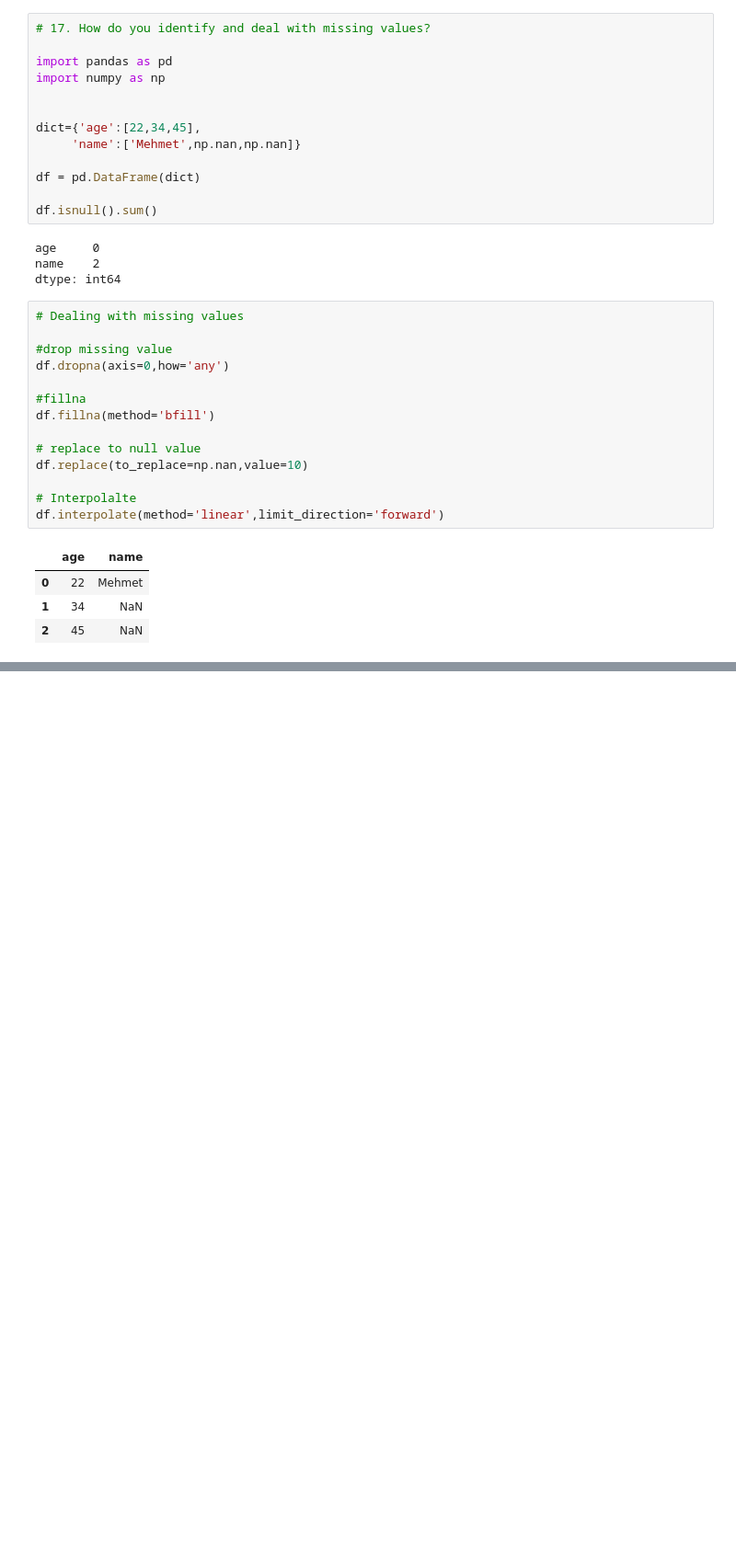
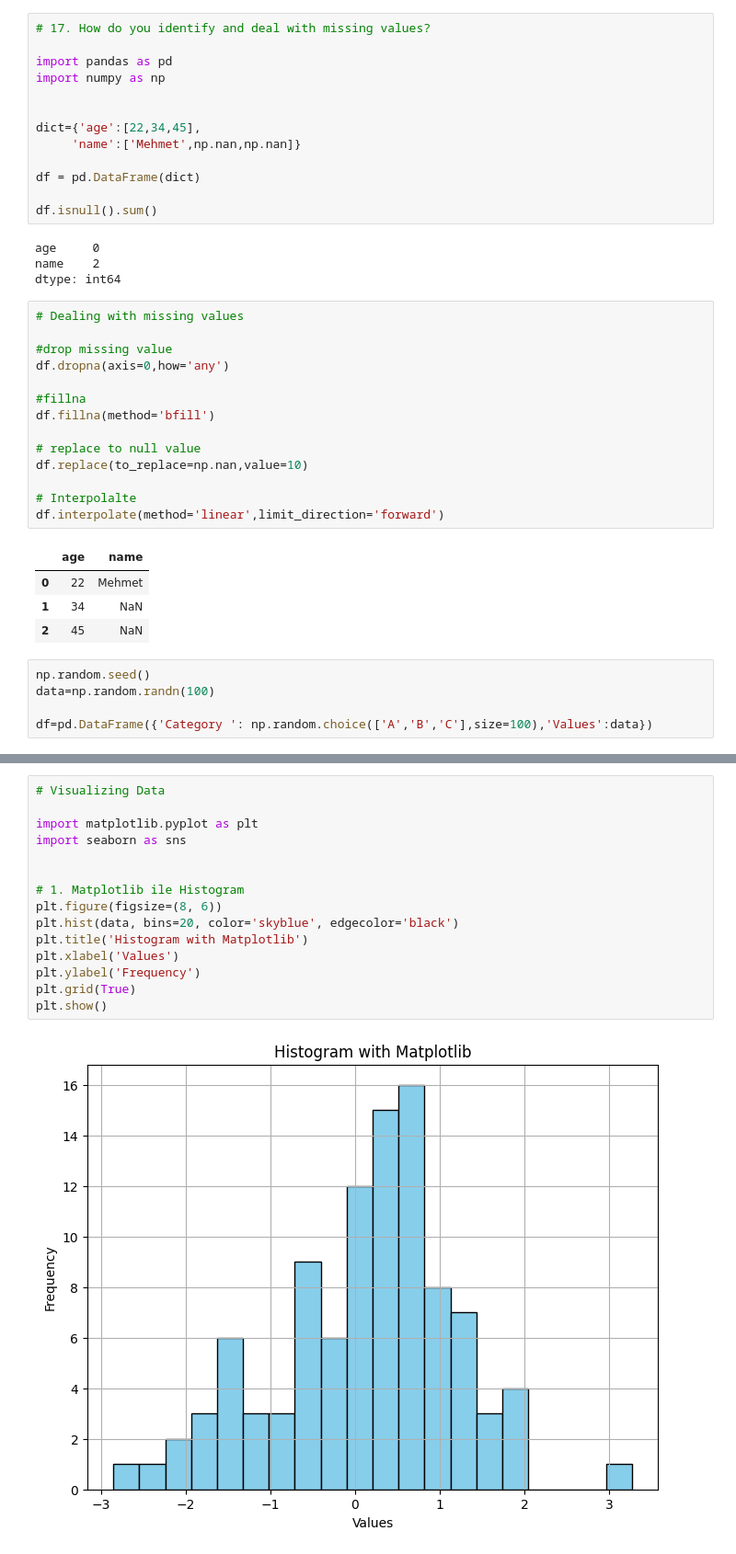
Before and after one commit to muctebakarabey1/Self-Learning-Activities, a Jupyter notebook: sql_and_python/python_interview.ipynb, the cells around one changed output, grey strips where cells are left out. Shown at 92% size. Drawn from its saved outputs; the diff is of its cells as text; blank space fills up the shorter version.

```diff
--- a/sql_and_python/python_interview.ipynb
+++ b/sql_and_python/python_interview.ipynb
@@ -291,3 +291,8 @@ df.interpolate(method='linear',limit_direction='forward')
 | 0 | 22 | Mehmet |
 | 1 | 34 | NaN |
 | 2 | 45 | NaN |
+# %%
+np.random.seed()
+data=np.random.randn(100)
+
+df=pd.DataFrame({'Category ': np.random.choice(['A','B','C'],size=100),'Values':data})
@@ -293,0 +315,17 @@ df.interpolate(method='linear',limit_direction='forward')
+# %%
+# Visualizing Data
+
+import matplotlib.pyplot as plt
+import seaborn as sns
+
+
+# 1. Matplotlib ile Histogram
+plt.figure(figsize=(8, 6))
+plt.hist(data, bins=20, color='skyblue', edgecolor='black')
+plt.title('Histogram with Matplotlib')
+plt.xlabel('Values')
+plt.ylabel('Frequency')
+plt.grid(True)
+plt.show()
+# %% [output]
+[figure, added]
```
Also changed, not shown: parts of 7 cells of this notebook.
